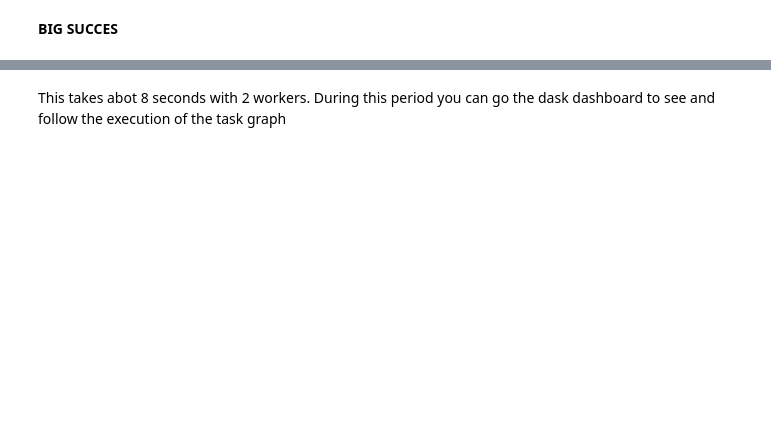
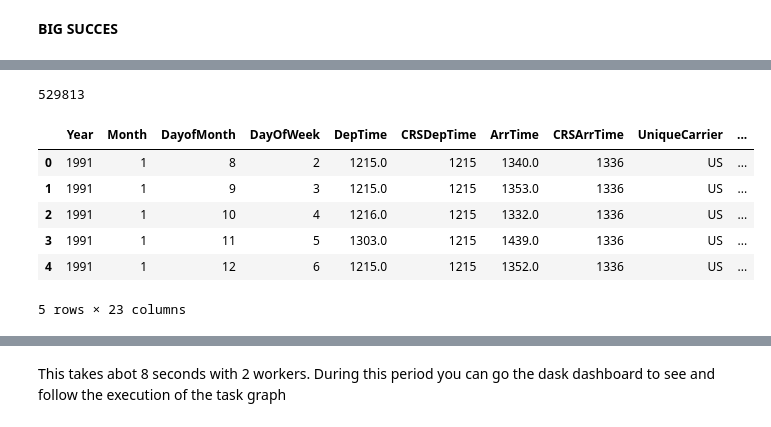
Before and after one commit to longtongster/deploy-dask-cluster-on-aws, a Jupyter notebook: start and prepare ec2 instances.ipynb, the cells around one changed output, grey strips where cells are left out. Saved outputs shown, nothing was run; the diff lists cells and outputs as text; code cells hidden in the pictures; blank space fills up the shorter version.

```diff
--- a/start and prepare ec2 instances.ipynb
+++ b/start and prepare ec2 instances.ipynb
@@ -319,0 +408,14 @@ ddf.head(1)
+# %%
+len(ddf)
+# %% [output]
+529813
+# %%
+ddf.head()
+# %% [output]
+|  | Year | Month | DayofMonth | DayOfWeek | DepTime | CRSDepTime | ArrTime | CRSArrTime | UniqueCarrier | ... |
+| 0 | 1991 | 1 | 8 | 2 | 1215.0 | 1215 | 1340.0 | 1336 | US | ... |
+| 1 | 1991 | 1 | 9 | 3 | 1215.0 | 1215 | 1353.0 | 1336 | US | ... |
+| 2 | 1991 | 1 | 10 | 4 | 1216.0 | 1215 | 1332.0 | 1336 | US | ... |
+| 3 | 1991 | 1 | 11 | 5 | 1303.0 | 1215 | 1439.0 | 1336 | US | ... |
+| 4 | 1991 | 1 | 12 | 6 | 1215.0 | 1215 | 1352.0 | 1336 | US | ... |
+5 rows × 23 columns
```
Also changed, not shown: parts of 15 cells of this notebook, 1 other file.
